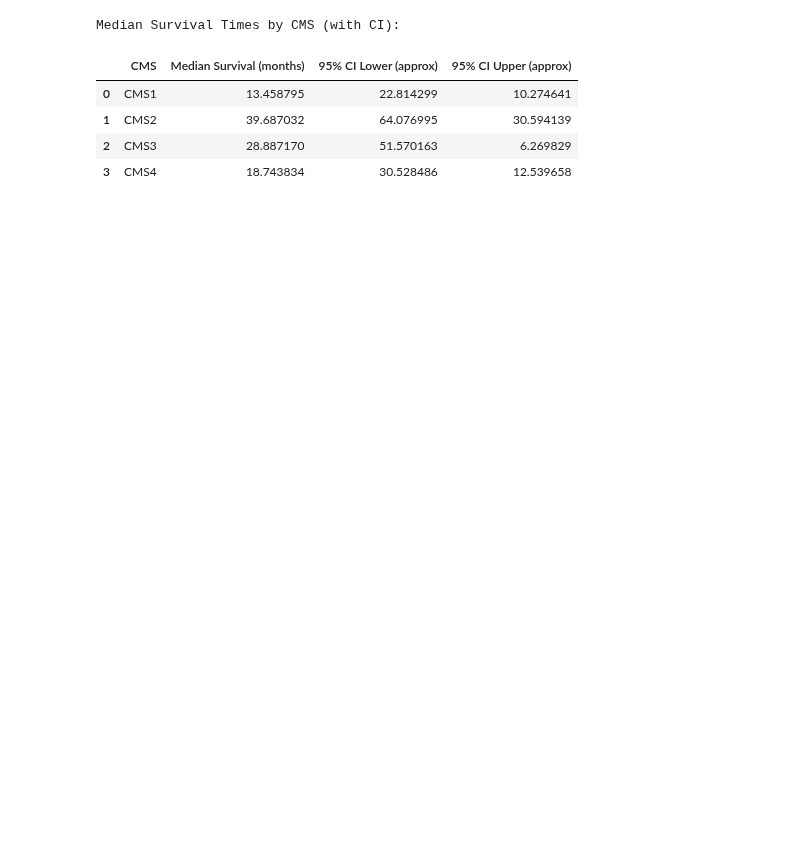
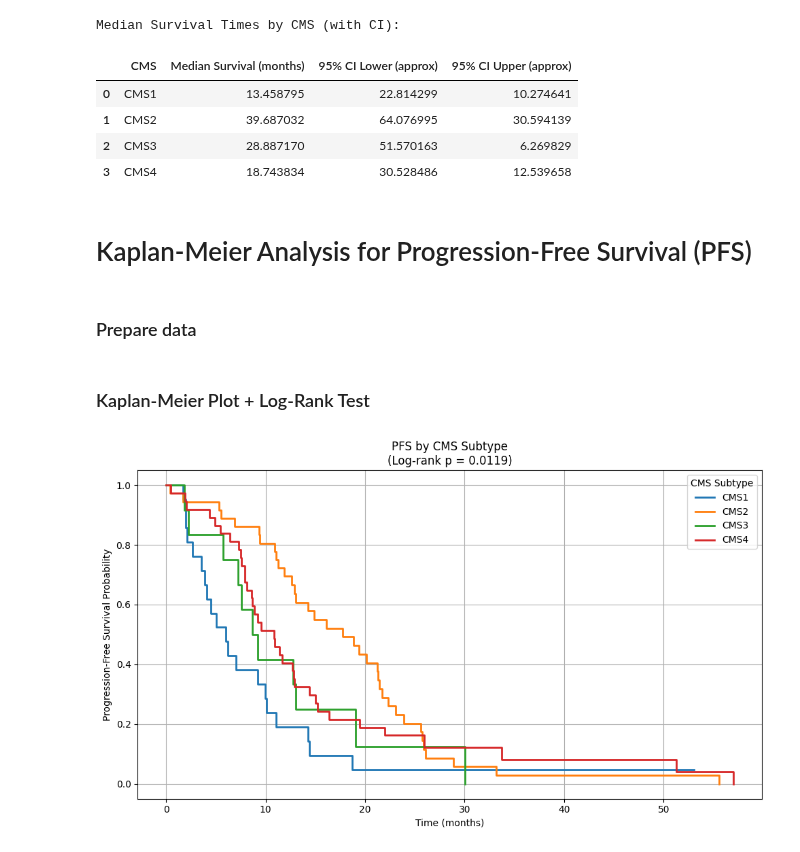
Before and after one commit to lkmaks/mcrc-cetuximab-analysis, a Jupyter notebook: notebooks/task_10/Kaplan Meier_CMS.ipynb, the cells around one changed output. Saved outputs shown, nothing was run; the diff lists cells and outputs as text; code cells hidden in the pictures; blank space fills up the shorter version.

```diff
--- a/notebooks/task_10/Kaplan Meier_CMS.ipynb
+++ b/notebooks/task_10/Kaplan Meier_CMS.ipynb
@@ -95,3 +105,51 @@ Median Survival Times by CMS (with CI):
 | 1 | CMS2 | 39.687032 | 64.076995 | 30.594139 |
 | 2 | CMS3 | 28.887170 | 51.570163 | 6.269829 |
 | 3 | CMS4 | 18.743834 | 30.528486 | 12.539658 |
+# %% [markdown]
+# Kaplan-Meier Analysis for Progression-Free Survival (PFS)
+# %% [markdown]
+### Prepare data
+# %%
+pfs_df = ann[['CMS_predicted', 'PFS', 'PFS_FLAG']].dropna()
+
+pfs_df = pfs_df.rename(columns={
+    'CMS_predicted': 'CMS',
+    'PFS': 'survival_time',
+    'PFS_FLAG': 'event'
+})
+pfs_df['survival_time'] = pfs_df['survival_time'] / 30.44
+
+pfs_df['CMS_clean'] = pfs_df['CMS'].str.strip().str.lower()
+pfs_df = pfs_df[pfs_df['CMS_clean'] != 'unc']
+pfs_df['CMS'] = pfs_df['CMS'].str.strip()
+# %% [markdown]
+### Kaplan-Meier Plot + Log-Rank Test
+# %%
+plt.figure(figsize=(10,6))
+kmf = KaplanMeierFitter()
+
+for cms in sorted(pfs_df['CMS'].unique()):
+    mask = pfs_df['CMS'] == cms
+    kmf.fit(
+        durations=pfs_df.loc[mask, 'survival_time'],
+        event_observed=pfs_df.loc[mask, 'event'],
+        label=cms
+    )
+    kmf.plot_survival_function(ci_show=False, linewidth=2)
+
+results = multivariate_logrank_test(
+    pfs_df['survival_time'],
+    pfs_df['CMS'],
+    event_observed=pfs_df['event']
+)
+p_value = results.p_value
+
+plt.title(f"PFS by CMS Subtype\n(Log-rank p = {p_value:.4f})")
+plt.xlabel("Time (months)")
+plt.ylabel("Progression-Free Survival Probability")
+plt.legend(title='CMS Subtype')
+plt.grid(True)
+plt.tight_layout()
+plt.show()
+# %% [output]
+[figure, added]
```
Also changed, not shown: parts of 8 cells of this notebook, 1 other file.
